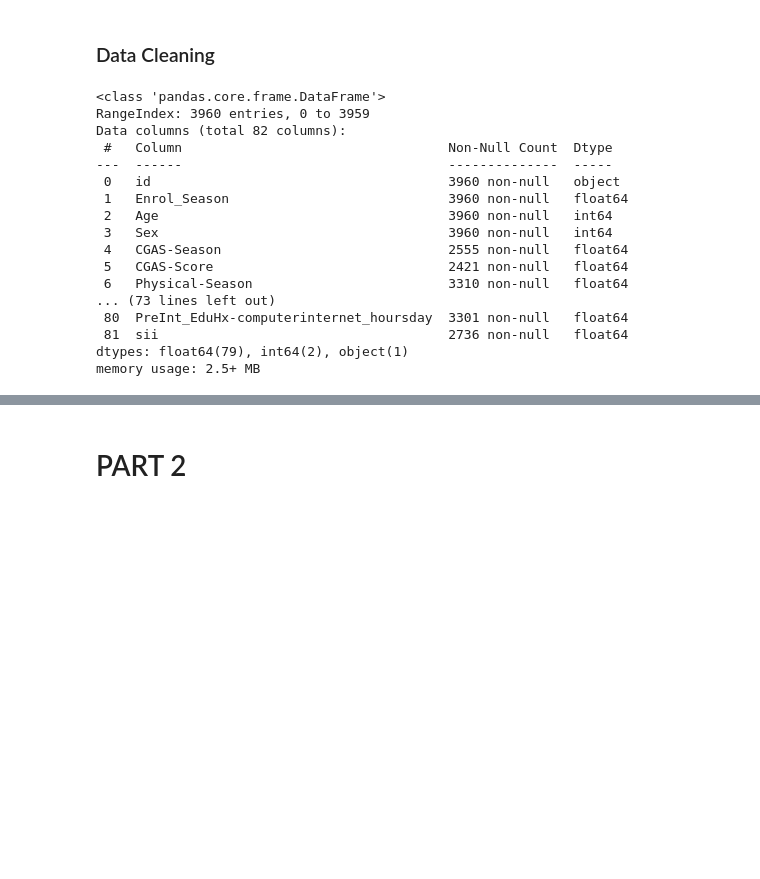
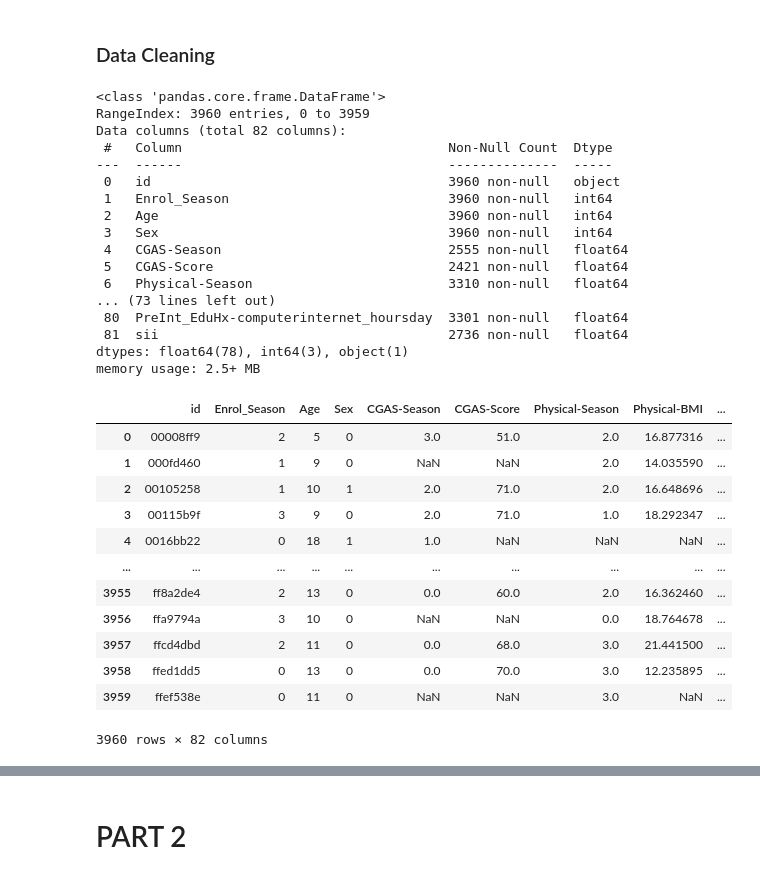
Before and after one commit to Ramtin-Karbaschi/BehaviorDetection_and_MobileMarketAnalysis, a Jupyter notebook: stat.ipynb, the cells around one changed output, grey strips where cells are left out. Saved outputs shown, nothing was run; the diff lists cells and outputs as text; code cells hidden in the pictures; blank space fills up the shorter version.

```diff
--- a/stat.ipynb
+++ b/stat.ipynb
@@ -175,15 +174,6 @@ plt.show()
 # %% [markdown]
 ### Data Cleaning ###
 # %%
-# Define the ordinal encoder
-ordinal_encoder = OrdinalEncoder(categories=[['Spring', 'Summer', 'Fall', 'Winter']])
-
-# Define a function to detect NaN values and ignore them, then encode the string values to numeric values
-def season_interpreter(value):
-    if pd.isna(value):
-        return value
-    return ordinal_encoder.fit_transform([[value]])[0][0]
-
 # Select the columns that contain the season information
 season_columns = [
     'Enrol_Season',
@@ -199,9 +189,12 @@ season_columns = [
     'PreInt_EduHx-Season'
 ]
 
-# Apply the function to the selected columns
+# Define equivalent numerical values for each season
+season_mapping = {'Spring': 0, 'Summer': 1, 'Fall': 2, 'Winter': 3}
+
+# Change the season values to numerical values
 for column in season_columns:
-    df[column] = df[column].apply(season_interpreter)
+    df[column] = df[column].apply(lambda x: season_mapping.get(x) if pd.notna(x) else x)
 
 # Check the data information after encoding
 df.info()
@@ -212,7 +205,7 @@ Data columns (total 82 columns):
  #   Column                                  Non-Null Count  Dtype
 ---  ------                                  --------------  -----
  0   id                                      3960 non-null   object
- 1   Enrol_Season                            3960 non-null   float64
+ 1   Enrol_Season                            3960 non-null   int64
  2   Age                                     3960 non-null   int64
  3   Sex                                     3960 non-null   int64
  4   CGAS-Season                             2555 non-null   float64
@@ -221,5 +214,21 @@ Data columns (total 82 columns):
 ... (73 lines left out)
  80  PreInt_EduHx-computerinternet_hoursday  3301 non-null   float64
  81  sii                                     2736 non-null   float64
-dtypes: float64(79), int64(2), object(1)
+dtypes: float64(78), int64(3), object(1)
 memory usage: 2.5+ MB
+# %%
+df
+# %% [output]
+|  | id | Enrol_Season | Age | Sex | CGAS-Season | CGAS-Score | Physical-Season | Physical-BMI | ... |
+| 0 | 00008ff9 | 2 | 5 | 0 | 3.0 | 51.0 | 2.0 | 16.877316 | ... |
+| 1 | 000fd460 | 1 | 9 | 0 | NaN | NaN | 2.0 | 14.035590 | ... |
+| 2 | 00105258 | 1 | 10 | 1 | 2.0 | 71.0 | 2.0 | 16.648696 | ... |
+| 3 | 00115b9f | 3 | 9 | 0 | 2.0 | 71.0 | 1.0 | 18.292347 | ... |
+| 4 | 0016bb22 | 0 | 18 | 1 | 1.0 | NaN | NaN | NaN | ... |
+| ... | ... | ... | ... | ... | ... | ... | ... | ... | ... |
+| 3955 | ff8a2de4 | 2 | 13 | 0 | 0.0 | 60.0 | 2.0 | 16.362460 | ... |
+| 3956 | ffa9794a | 3 | 10 | 0 | NaN | NaN | 0.0 | 18.764678 | ... |
+| 3957 | ffcd4dbd | 2 | 11 | 0 | 0.0 | 68.0 | 3.0 | 21.441500 | ... |
+| 3958 | ffed1dd5 | 0 | 13 | 0 | 0.0 | 70.0 | 3.0 | 12.235895 | ... |
+| 3959 | ffef538e | 0 | 11 | 0 | NaN | NaN | 3.0 | NaN | ... |
+3960 rows × 82 columns
```
Also changed, not shown: parts of 10 cells of this notebook.
